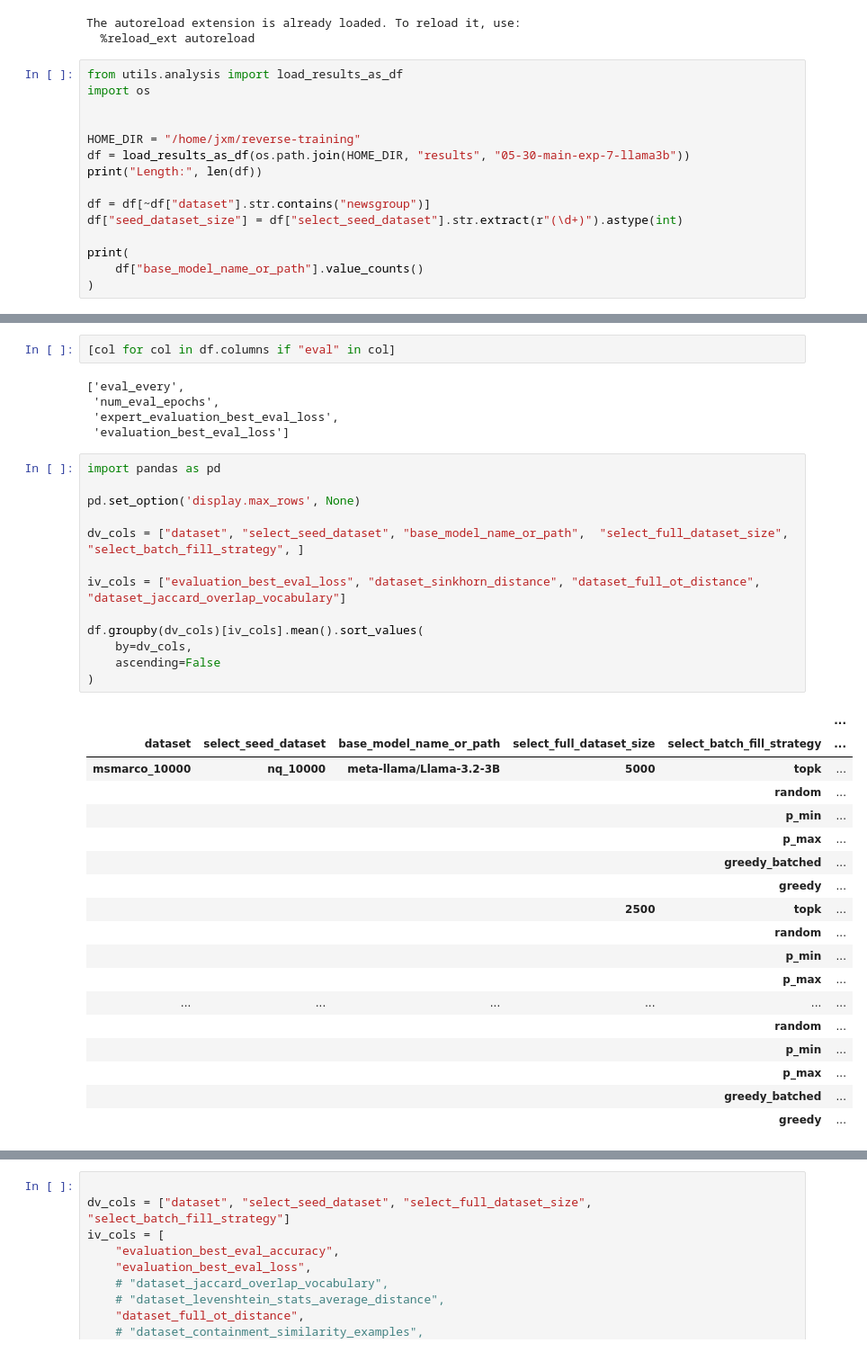
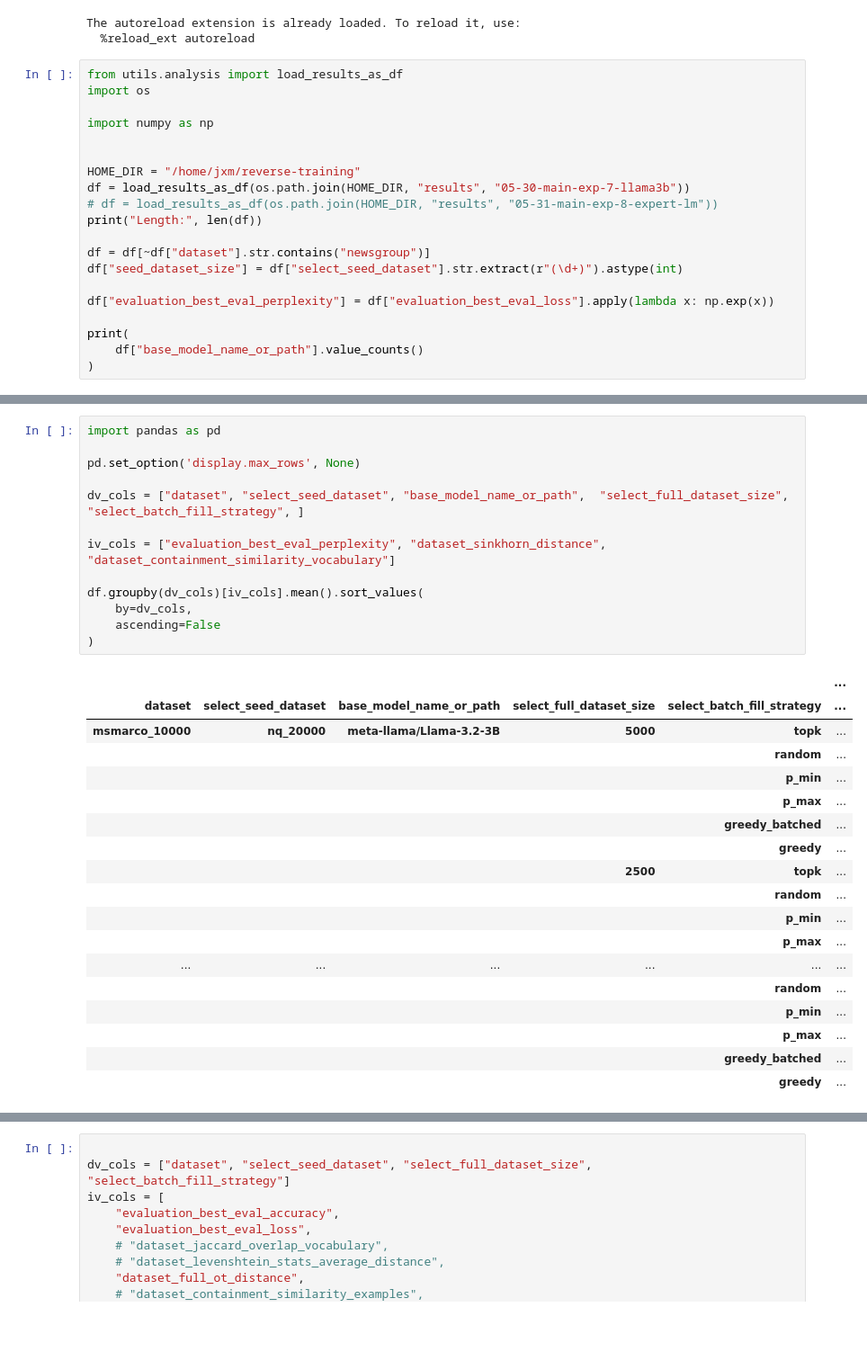
Before and after one commit to jxmorris12/reverse-training, a Jupyter notebook: nbs/2025_05_30_Main_pretraining.ipynb, the cells around one changed output, grey strips where cells are left out. Shown at 90% size. Saved outputs shown, nothing was run; the diff lists cells and outputs as text; blank space fills up the shorter version.

```diff
--- a/nbs/2025_05_30_Main_pretraining.ipynb
+++ b/nbs/2025_05_30_Main_pretraining.ipynb
@@ -13,14 +13,19 @@ The autoreload extension is already loaded. To reload it, use:
 from utils.analysis import load_results_as_df
 import os
 
+import numpy as np
+
 
 HOME_DIR = "/home/jxm/reverse-training"
 df = load_results_as_df(os.path.join(HOME_DIR, "results", "05-30-main-exp-7-llama3b"))
+# df = load_results_as_df(os.path.join(HOME_DIR, "results", "05-31-main-exp-8-expert-lm"))
 print("Length:", len(df))
 
 df = df[~df["dataset"].str.contains("newsgroup")]
 df["seed_dataset_size"] = df["select_seed_dataset"].str.extract(r"(\d+)").astype(int)
 
+df["evaluation_best_eval_perplexity"] = df["evaluation_best_eval_loss"].apply(lambda x: np.exp(x))
+
 print(
     df["base_model_name_or_path"].value_counts()
 )
@@ -35,28 +40,21 @@ meta-llama/Llama-3.2-3B    87
 Name: count, dtype: int64
-# %%
-[col for col in df.columns if "eval" in col]
-# %% [output]
-['eval_every',
- 'num_eval_epochs',
- 'expert_evaluation_best_eval_loss',
- 'evaluation_best_eval_loss']
 # %%
 import pandas as pd
 
 pd.set_option('display.max_rows', None)
 
 dv_cols = ["dataset", "select_seed_dataset", "base_model_name_or_path",  "select_full_dataset_size", "select_batch_fill_strategy", ]
 
-iv_cols = ["evaluation_best_eval_loss", "dataset_sinkhorn_distance", "dataset_full_ot_distance", "dataset_jaccard_overlap_vocabulary"]
+iv_cols = ["evaluation_best_eval_perplexity", "dataset_sinkhorn_distance", "dataset_containment_similarity_vocabulary"]
 
 df.groupby(dv_cols)[iv_cols].mean().sort_values(
     by=dv_cols,
     ascending=False
 )
 # %% [output]
 |  |  |  |  |  | ... |
 | dataset | select_seed_dataset | base_model_name_or_path | select_full_dataset_size | select_batch_fill_strategy | ... |
-| msmarco_10000 | nq_10000 | meta-llama/Llama-3.2-3B | 5000 | topk | ... |
+| msmarco_10000 | nq_20000 | meta-llama/Llama-3.2-3B | 5000 | topk | ... |
 |  |  |  |  | random | ... |
 |  |  |  |  | p_min | ... |
 |  |  |  |  | p_max | ... |
```
Also changed, not shown: parts of 2 cells of this notebook, 4 other files.
